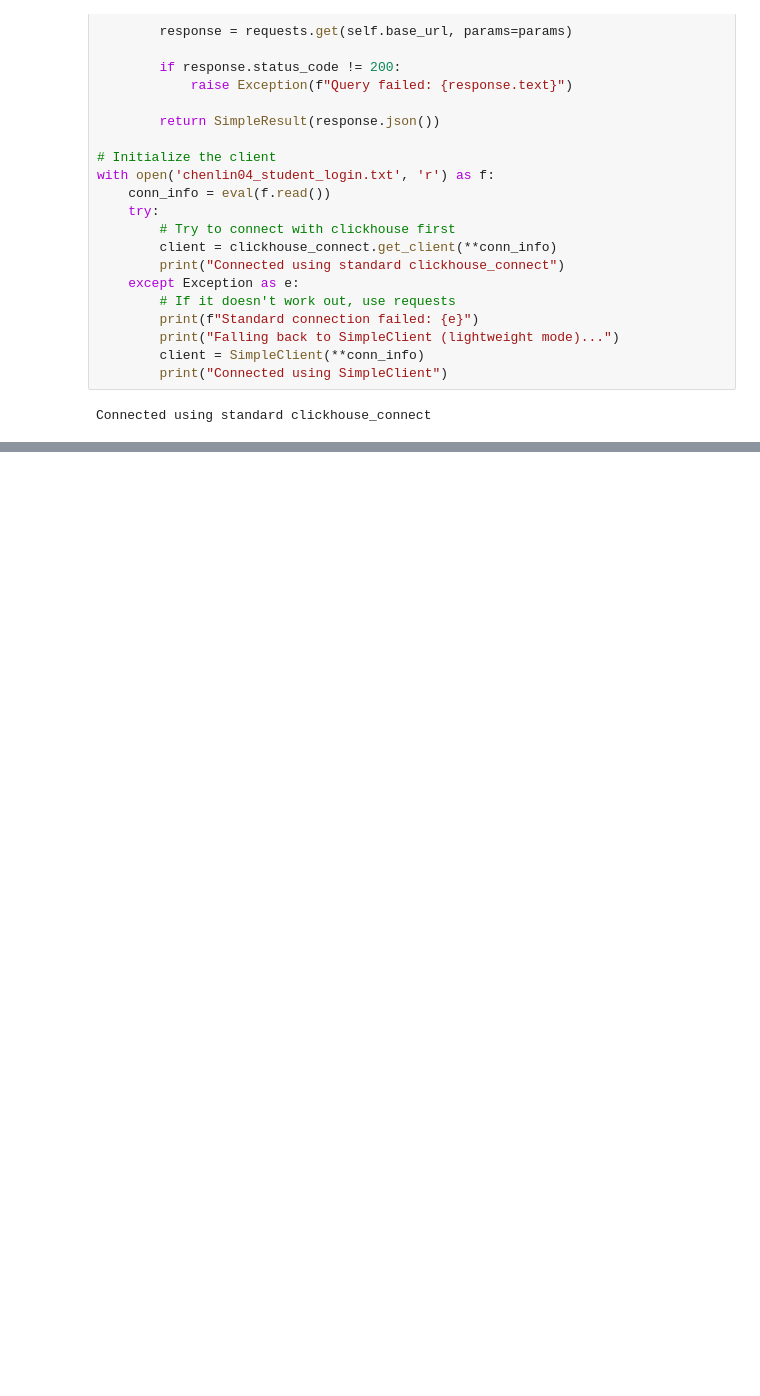
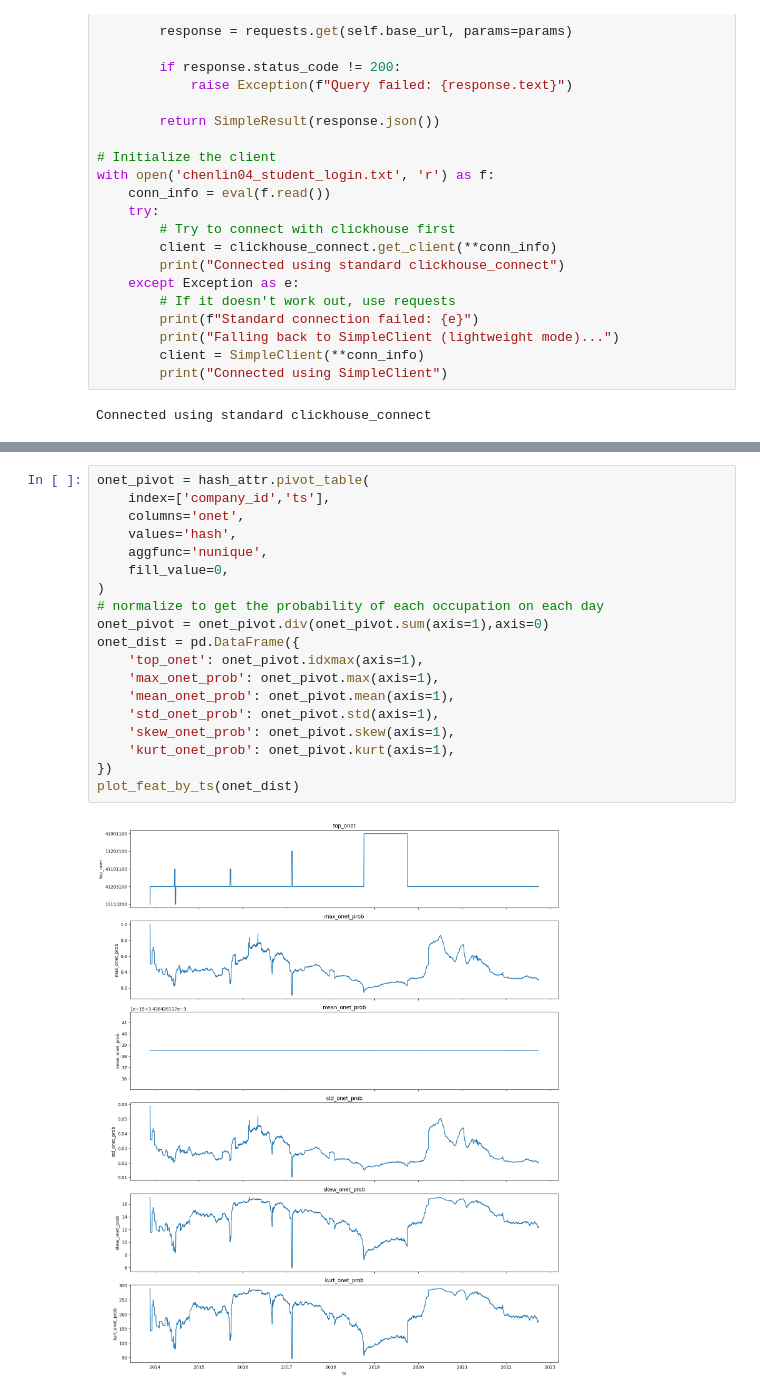
Before and after one commit to kcf1/fina4359-quant-trading, a Jupyter notebook: final/linkup_play.ipynb, the cells around one changed output, grey strips where cells are left out. Drawn from its saved outputs; the diff is of its cells as text; blank space fills up the shorter version.

```diff
--- a/final/linkup_play.ipynb
+++ b/final/linkup_play.ipynb
@@ -271,0 +389,21 @@ DatabaseError: Received ClickHouse exception, code: 47, server response: Code: 4
+# %%
+onet_pivot = hash_attr.pivot_table(
+    index=['company_id','ts'],
+    columns='onet',
+    values='hash',
+    aggfunc='nunique',
+    fill_value=0,
+)
+# normalize to get the probability of each occupation on each day
+onet_pivot = onet_pivot.div(onet_pivot.sum(axis=1),axis=0)
+onet_dist = pd.DataFrame({
+    'top_onet': onet_pivot.idxmax(axis=1),
+    'max_onet_prob': onet_pivot.max(axis=1),
+    'mean_onet_prob': onet_pivot.mean(axis=1),
+    'std_onet_prob': onet_pivot.std(axis=1),
+    'skew_onet_prob': onet_pivot.skew(axis=1),
+    'kurt_onet_prob': onet_pivot.kurt(axis=1),
+})
+plot_feat_by_ts(onet_dist)
+# %% [output]
+[figure, added]
```
Also changed, not shown: parts of 47 cells of this notebook, 1 other file.
